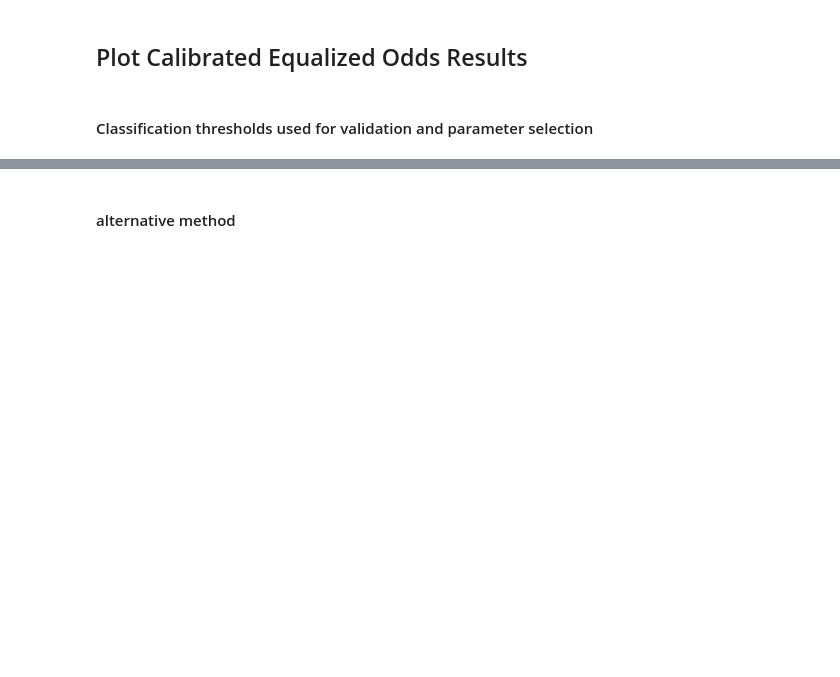
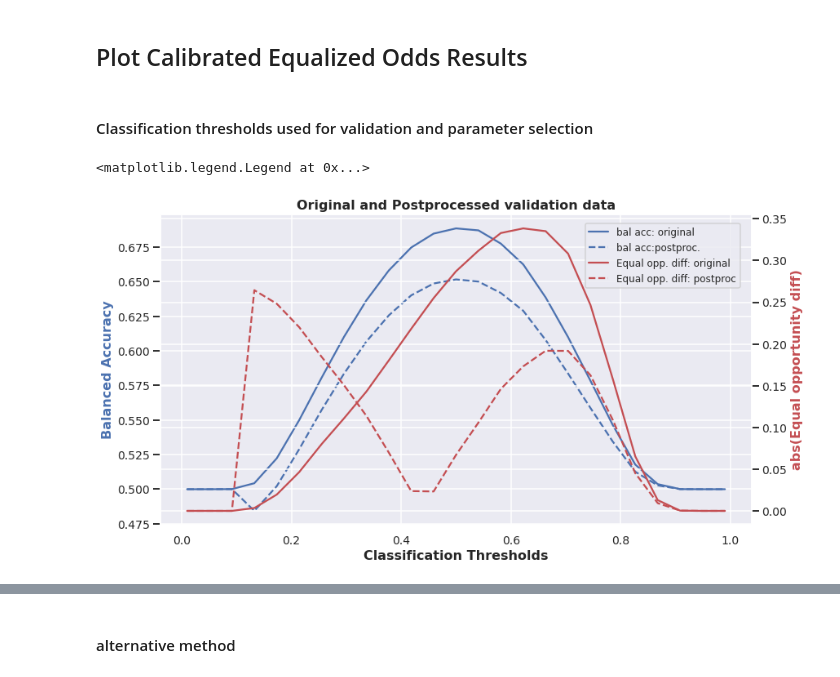
Before and after one commit to analiseb/UB-Masters-Thesis, a Jupyter notebook: MIT_postprocessing_mitigation--DL_methods.ipynb, the cells around one changed output, grey strips where cells are left out. Saved outputs shown, nothing was run; the diff lists cells and outputs as text; code cells hidden in the pictures; blank space fills up the shorter version.

```diff
--- a/MIT_postprocessing_mitigation--DL_methods.ipynb
+++ b/MIT_postprocessing_mitigation--DL_methods.ipynb
@@ -94,0 +97,2 @@ dataset_orig_valid3, dataset_orig_test3 = dataset3b.split([0.5], shuffle=True)
+# %%
+undersample = RandomUnderSampler(sampling_strategy='majority',random_state=1)
@@ -259,15 +295,15 @@ cpp_sex_fnr = CalibratedEqOddsPostprocessing(privileged_groups = p1,
                                      cost_constraint=cost_constraint_fnr,
                                      seed=randseed)
 
-cpp_race_fnr = CalibratedEqOddsPostprocessing(privileged_groups = p2,
-                                     unprivileged_groups = u2,
-                                     cost_constraint=cost_constraint_fnr,
-                                     seed=randseed)
+# cpp_race_fnr = CalibratedEqOddsPostprocessing(privileged_groups = p2,
+#                                      unprivileged_groups = u2,
+#                                      cost_constraint=cost_constraint_fnr,
+#                                      seed=randseed)
 
-cpp_age_fnr = CalibratedEqOddsPostprocessing(privileged_groups = p3,
-                                     unprivileged_groups = u3,
-                                     cost_constraint=cost_constraint_fnr,
-                                     seed=randseed)
+# cpp_age_fnr = CalibratedEqOddsPostprocessing(privileged_groups = p3,
+#                                      unprivileged_groups = u3,
+#                                      cost_constraint=cost_constraint_fnr,
+#                                      seed=randseed)
 
 # weighted constraint
 cpp_sex_weighted = CalibratedEqOddsPostprocessing(privileged_groups = p1,
@@ -275,15 +311,15 @@ cpp_sex_weighted = CalibratedEqOddsPostprocessing(privileged_groups = p1,
                                      cost_constraint=cost_constraint_weighted,
                                      seed=randseed)
 
-cpp_race_weighted = CalibratedEqOddsPostprocessing(privileged_groups = p2,
-                                     unprivileged_groups = u2,
-                                     cost_constraint=cost_constraint_weighted,
-                                     seed=randseed)
+# cpp_race_weighted = CalibratedEqOddsPostprocessing(privileged_groups = p2,
+#                                      unprivileged_groups = u2,
+#                                      cost_constraint=cost_constraint_weighted,
+#                                      seed=randseed)
 
-cpp_age_weighted = CalibratedEqOddsPostprocessing(privileged_groups = p3,
-                                     unprivileged_groups = u3,
-                                     cost_constraint=cost_constraint_weighted,
-                                     seed=randseed)
+# cpp_age_weighted = CalibratedEqOddsPostprocessing(privileged_groups = p3,
+#                                      unprivileged_groups = u3,
+#                                      cost_constraint=cost_constraint_weighted,
+#                                      seed=randseed)
 # %% [markdown]
 #### perform odds equalizing post processing on scores
 # %%
@@ -406,30 +442,35 @@ for thresh in tqdm(all_thresh):
 # %% [output]
 #### Classification thresholds used for validation and parameter selection
 # %%
+sns.set(context='talk', style='darkgrid')
 bef_bal_acc_valid = np.array(bef_bal_acc_valid)
 bef_avg_odds_diff_valid = np.array(bef_avg_odds_diff_valid)
 
 aft_bal_acc_valid = np.array(aft_bal_acc_valid)
 aft_avg_odds_diff_valid = np.array(aft_avg_odds_diff_valid)
 
 fig, ax1 = plt.subplots(figsize=(13,7))
 ax1.plot(all_thresh, bef_bal_acc_valid, color='b')
 ax1.plot(all_thresh, aft_bal_acc_valid, color='b', linestyle='dashed')
 ax1.set_title('Original and Postprocessed validation data', fontsize=16, fontweight='bold')
 ax1.set_xlabel('Classification Thresholds', fontsize=16, fontweight='bold')
 ax1.set_ylabel('Balanced Accuracy', color='b', fontsize=16, fontweight='bold')
 ax1.xaxis.set_tick_params(labelsize=14)
 ax1.yaxis.set_tick_params(labelsize=14)
 
 ax2 = ax1.twinx()
 ax2.plot(all_thresh, np.abs(bef_avg_odds_diff_valid), color='r')
 ax2.plot(all_thresh, np.abs(aft_avg_odds_diff_valid), color='r', linestyle='dashed')
 ax2.set_ylabel('abs(Equal opportunity diff)', color='r', fontsize=16, fontweight='bold')
 ax2.yaxis.set_tick_params(labelsize=14)
 ax2.grid(True)
-fig.legend(["Balanced Acc. - Orig.", "Balanced Acc. - Postproc.",
-             "Equal opp. diff. - Orig.","Equal opp. diff. - Postproc.",],
-           fontsize=16)
+fig.legend(["bal acc: original", "bal acc:postproc.",
+             "Equal opp. diff: original","Equal opp. diff: postproc",],
+           fontsize=12, bbox_to_anchor=(0.85, 0.85))
+# ax2.legend(bbox_to_anchor=(0.8, 0.6))
+# %% [output]
+<matplotlib.legend.Legend at 0x...>
+[figure, added]
 # %%
 bef_bal_acc_test = np.array(bef_bal_acc_test)
 bef_avg_odds_diff_test = np.array(bef_avg_odds_diff_test)
```
Also changed, not shown: parts of 15 cells of this notebook.
